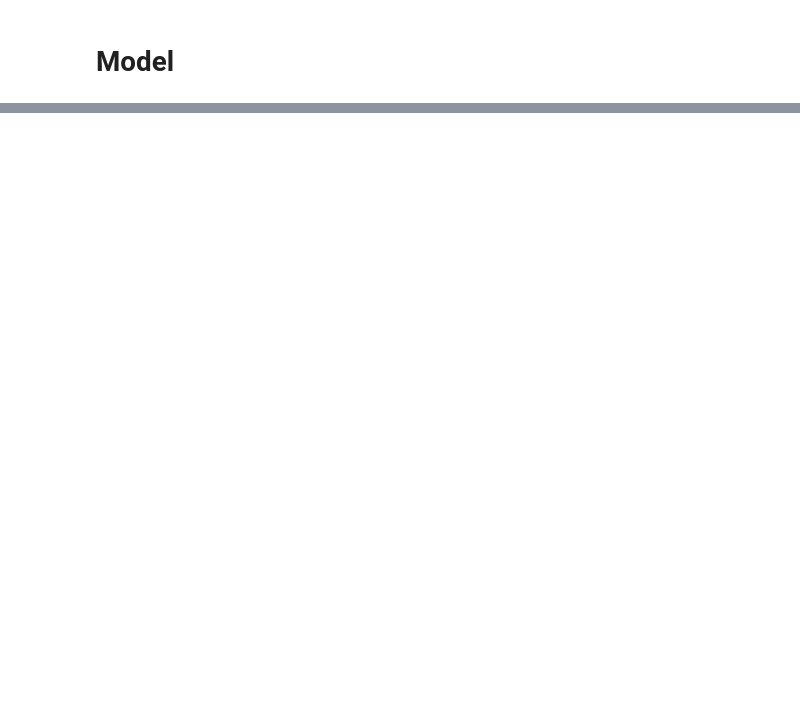
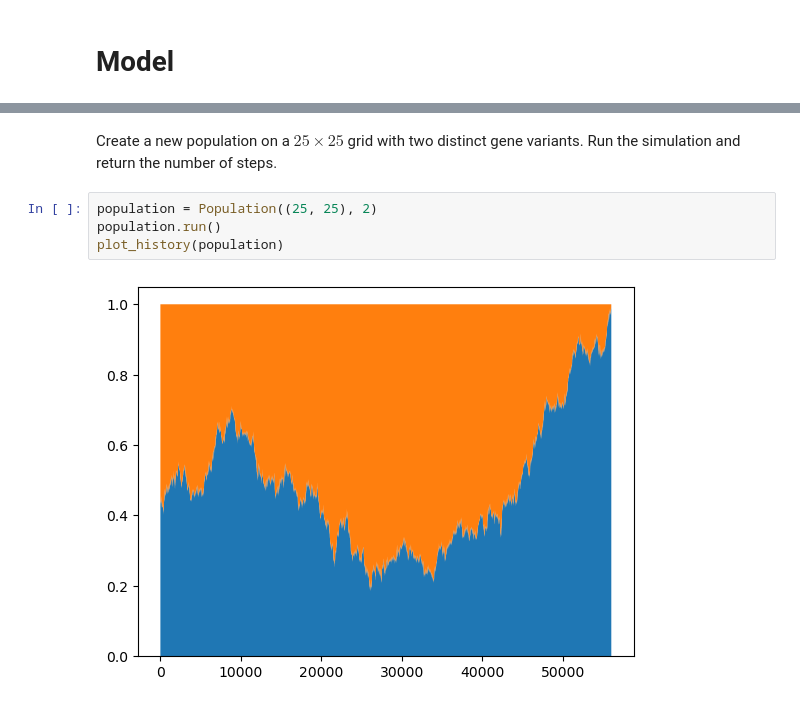
Before and after one commit to gjbex/Scientific-Python, a Jupyter notebook: source-code/numpy/genetic_drift.ipynb, the cells around one changed output, grey strips where cells are left out. Saved outputs shown, nothing was run; the diff lists cells and outputs as text; blank space fills up the shorter version.

```diff
--- a/source-code/numpy/genetic_drift.ipynb
+++ b/source-code/numpy/genetic_drift.ipynb
@@ -97,0 +166,8 @@ population.nr_steps
+# %% [markdown]
+Create a new population on a $25 \times 25$ grid with two distinct gene variants.  Run the simulation and return the number of steps.
+# %%
+population = Population((25, 25), 2)
+population.run()
+plot_history(population)
+# %% [output]
+[figure, added]
```
Also changed, not shown: parts of 13 cells of this notebook.
